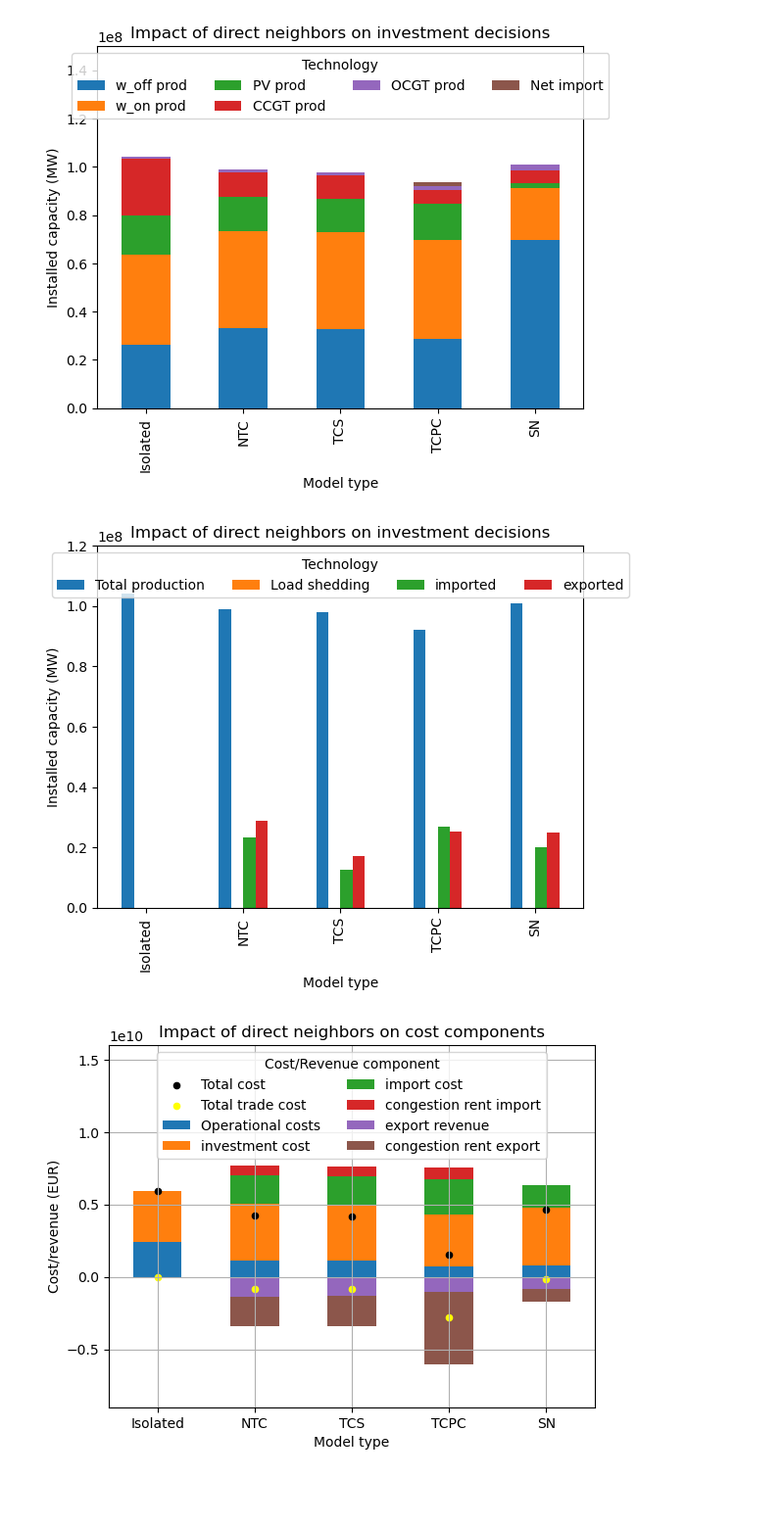
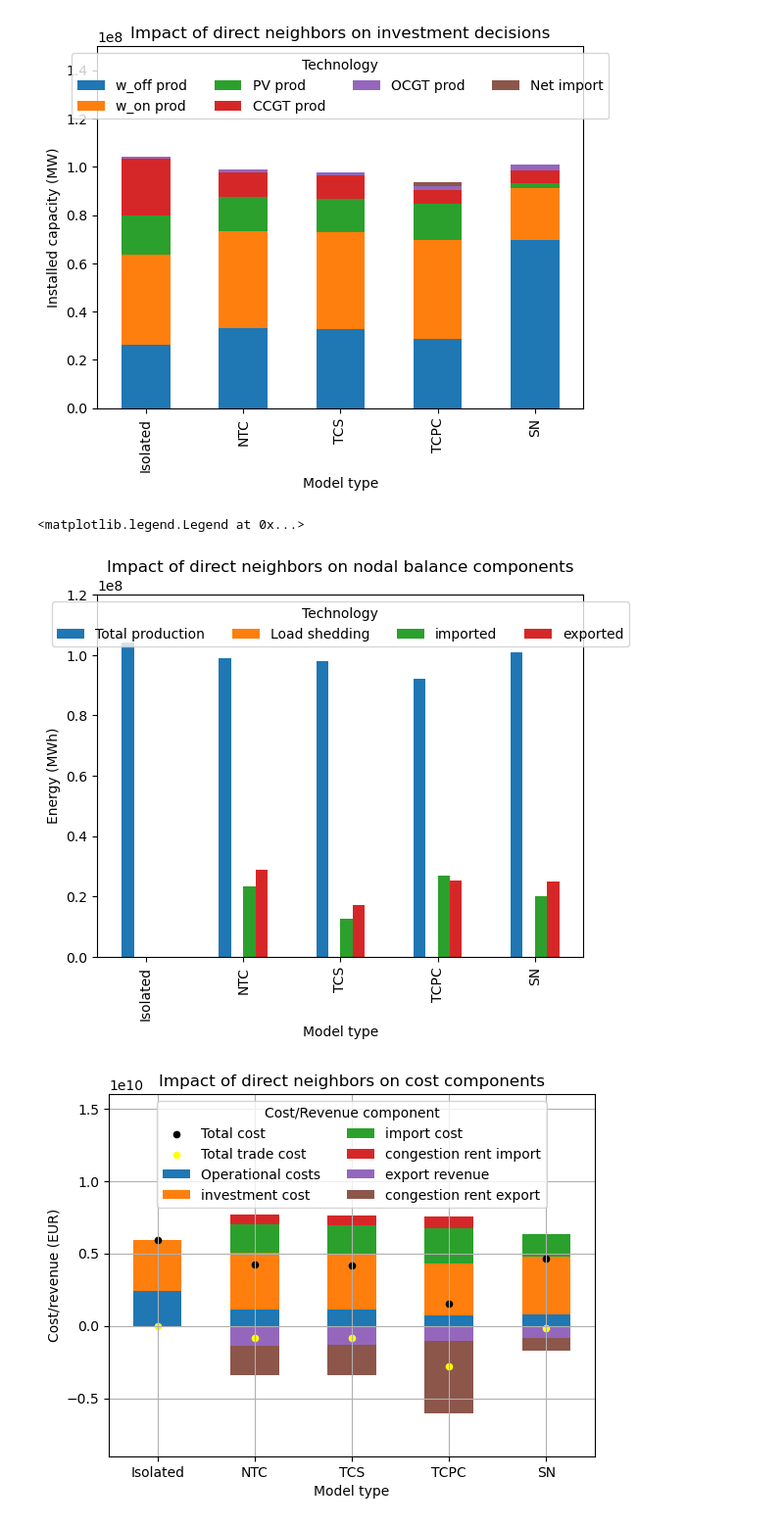
Before and after one commit to KristofPhillips95/ImportExport, a Jupyter notebook: analysis_scripts/DirectNeighbors.ipynb, the cells around one changed output. Shown at 98% size. Drawn from its saved outputs; the diff is of its cells as text; code cells hidden in the pictures; blank space fills up the shorter version.

Commit message:
update analysis

```diff
--- a/analysis_scripts/DirectNeighbors.ipynb
+++ b/analysis_scripts/DirectNeighbors.ipynb
@@ -204,38 +225,38 @@ plt.savefig(f"../Results/Figures/FY_analysis/DirectNeighbors//Production_bar_{st
 # %% [output]
 [figure]
 # %%
-## Plot installed capacities
+## Plot nodal balance
 
 # Define the types to include and order in which you want the types to appear
 type_order = ["Isolated","NTC","TCS","TCPC","SN"]
 filter_condition = df_results["Model Type"].isin(type_order)
 
 filtered_df = df_results[filter_condition].set_index("Model Type").reindex(type_order).reset_index()
 
 #Choose the values to be displayed
 stacked = False
 if stacked:
     vals= [ "imported", "exported"]
 else:
     vals = ["Total production","Load shedding", "imported", "exported"]
 #vals = ["imported","exported"]
 
 
 filtered_df.plot.bar(x="Model Type", y=vals, stacked=stacked)
 
 plt.xlabel('Model type')
-plt.ylabel('Installed capacity (MW)')
+plt.ylabel('Energy (MWh)')
 if stacked:
     plt.ylim((0,120000000))
 else:
     plt.ylim((0,120000000))
-plt.title('Impact of direct neighbors on investment decisions')
+plt.title('Impact of direct neighbors on nodal balance components')
 plt.legend(title='Technology',loc = "upper center",ncols = 5)
 
 #plt.show()
-plt.savefig(f"../Results/Figures/FY_analysis/DirectNeighbors//Imports_bar_{stacked}_DN.png")
 # %% [output]
+<matplotlib.legend.Legend at 0x...>
-[figure, old version]
+[figure, new version]
 # %%
 ##Plot cost components
 # Define the types to include and order in which you want the types to appear
```
Also changed, not shown: parts of 4 cells of this notebook, 1 other file.
